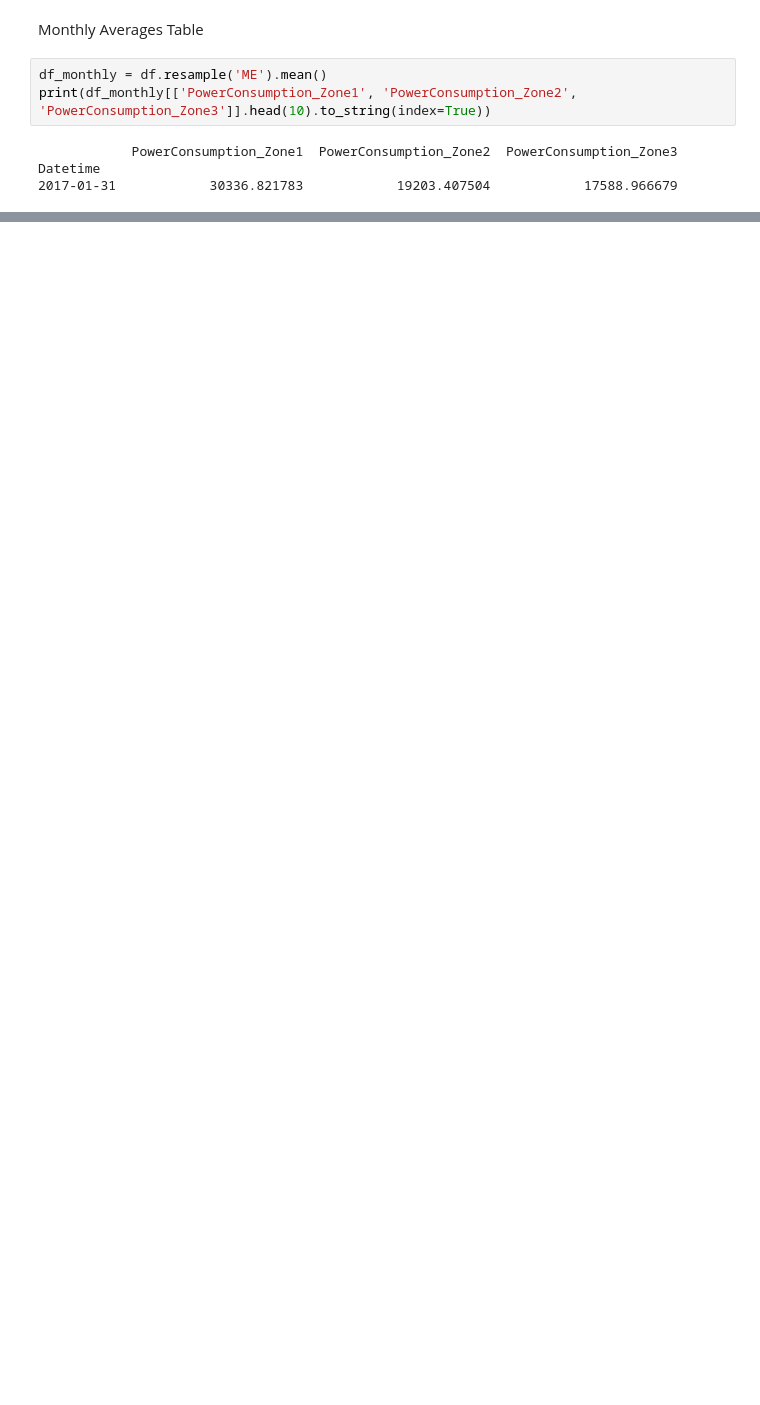
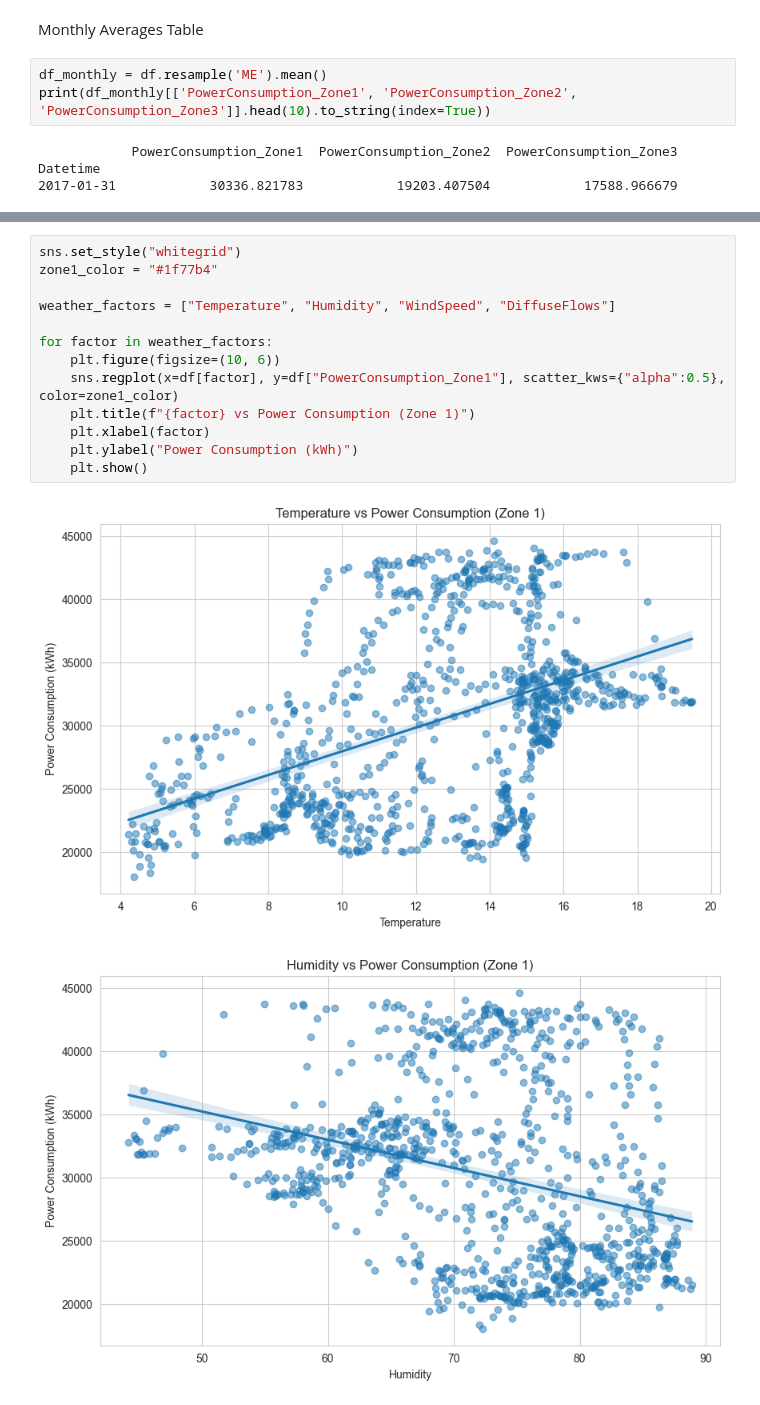
Before and after one commit to Kudo-Shinn/MATHEDA, a Jupyter notebook: Endterm/Exercise/Analyzing Trends and Patterns in Electric Power Consumption Data.ipynb, the cells around one changed output, grey strips where cells are left out. Saved outputs shown, nothing was run; the diff lists cells and outputs as text; blank space fills up the shorter version.

```diff
--- a/Endterm/Exercise/Analyzing Trends and Patterns in Electric Power Consumption Data.ipynb
+++ b/Endterm/Exercise/Analyzing Trends and Patterns in Electric Power Consumption Data.ipynb
@@ -213,0 +305,16 @@ plt.show()
+# %%
+sns.set_style("whitegrid")
+zone1_color = "#1f77b4"
+
+weather_factors = ["Temperature", "Humidity", "WindSpeed", "DiffuseFlows"]
+
+for factor in weather_factors:
+    plt.figure(figsize=(10, 6))
+    sns.regplot(x=df[factor], y=df["PowerConsumption_Zone1"], scatter_kws={"alpha":0.5}, color=zone1_color)
+    plt.title(f"{factor} vs Power Consumption (Zone 1)")
+    plt.xlabel(factor)
+    plt.ylabel("Power Consumption (kWh)")
+    plt.show()
+# %% [output]
+[figure, added]
+[figure, added]
```
Also changed, not shown: parts of 22 cells of this notebook.
